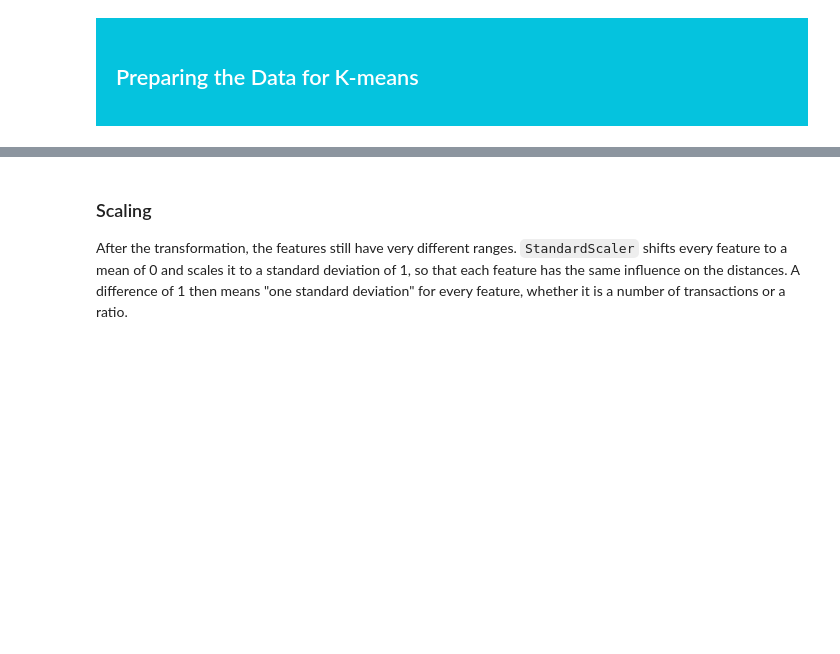
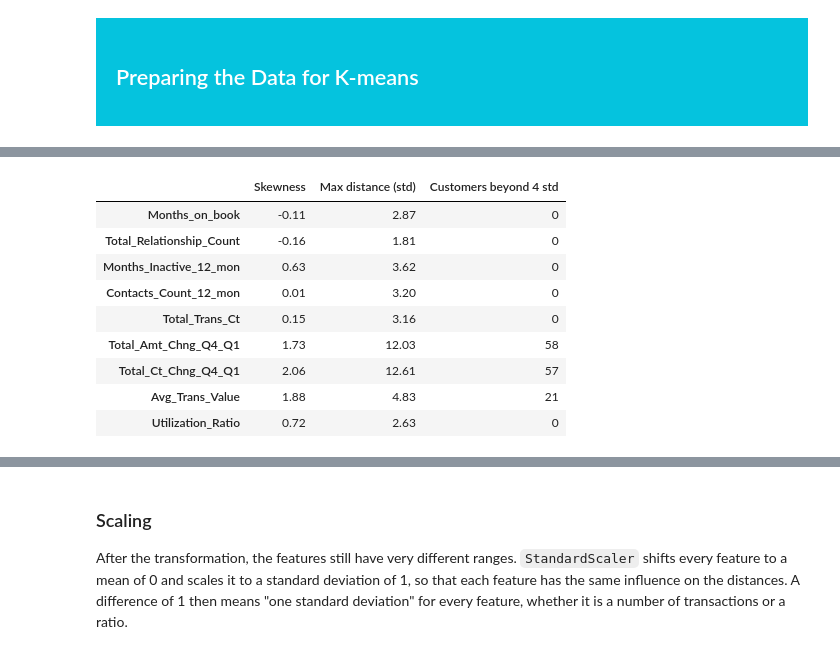
Before and after one commit to d3m1d0s/FoML_projects, a Jupyter notebook: project_1/bankchurners_eda_clustering.ipynb, the cells around one changed output, grey strips where cells are left out. Drawn from its saved outputs; the diff is of its cells as text; code cells hidden in the pictures; blank space fills up the shorter version.

```diff
--- a/project_1/bankchurners_eda_clustering.ipynb
+++ b/project_1/bankchurners_eda_clustering.ipynb
@@ -1199,0 +1198,22 @@ The two Q4/Q1 ratios and `Avg_Trans_Value` have long right tails. In the distanc
+# %%
+def tail_summary(data):
+    z = (data - data.mean()) / data.std()
+    return pd.DataFrame({
+        "Skewness": data.skew(),
+        "Max distance (std)": z.abs().max(),
+        "Customers beyond 4 std": (z.abs() > 4).sum(),
+    }).round(2)
+
+
+display(tail_summary(df[cluster_features]))
+# %% [output]
+|  | Skewness | Max distance (std) | Customers beyond 4 std |
+| Months_on_book | -0.11 | 2.87 | 0 |
+| Total_Relationship_Count | -0.16 | 1.81 | 0 |
+| Months_Inactive_12_mon | 0.63 | 3.62 | 0 |
+| Contacts_Count_12_mon | 0.01 | 3.20 | 0 |
+| Total_Trans_Ct | 0.15 | 3.16 | 0 |
+| Total_Amt_Chng_Q4_Q1 | 1.73 | 12.03 | 58 |
+| Total_Ct_Chng_Q4_Q1 | 2.06 | 12.61 | 57 |
+| Avg_Trans_Value | 1.88 | 4.83 | 21 |
+| Utilization_Ratio | 0.72 | 2.63 | 0 |
```
Also changed, not shown: parts of 5 cells of this notebook.
